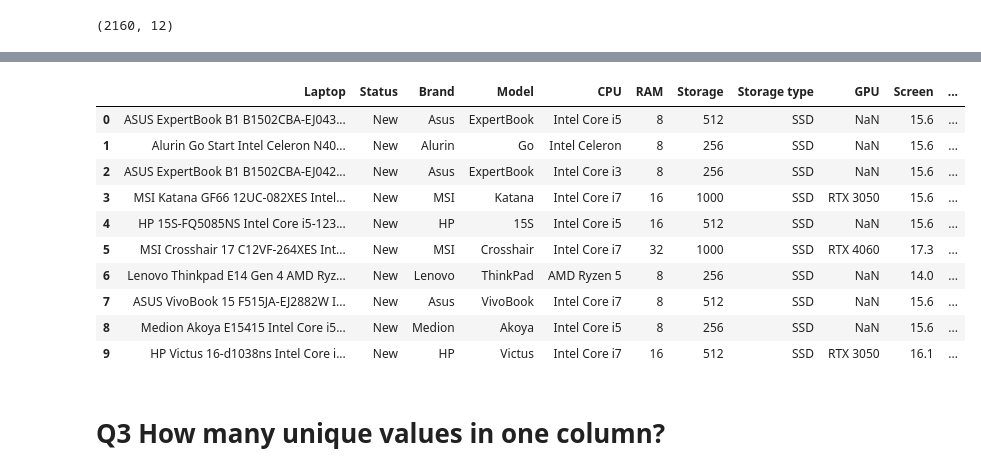
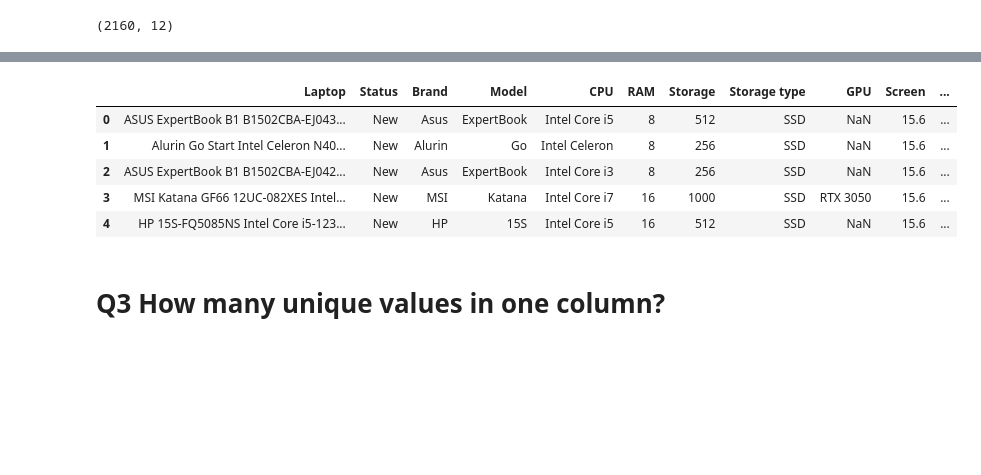
Before and after one commit to Liwhenandwhere/ML-Zoomcamp-Homework, a Jupyter notebook: CH1 homework.ipynb, the cells around one changed output, grey strips where cells are left out. Saved outputs shown, nothing was run; the diff lists cells and outputs as text; code cells hidden in the pictures; blank space fills up the shorter version.

```diff
--- a/CH1 homework.ipynb
+++ b/CH1 homework.ipynb
@@ -19,19 +19,14 @@ df.shape
 # %% [markdown]
 ![image.png](attachment:f8f62a6a-7a0d-4f17-bf03-1ee76aef3ee2.png)
 # %%
-df.head(10)
+df.head(5)
 # %% [output]
 |  | Laptop | Status | Brand | Model | CPU | RAM | Storage | Storage type | GPU | Screen | ... |
 | 0 | ASUS ExpertBook B1 B1502CBA-EJ043... | New | Asus | ExpertBook | Intel Core i5 | 8 | 512 | SSD | NaN | 15.6 | ... |
 | 1 | Alurin Go Start Intel Celeron N40... | New | Alurin | Go | Intel Celeron | 8 | 256 | SSD | NaN | 15.6 | ... |
 | 2 | ASUS ExpertBook B1 B1502CBA-EJ042... | New | Asus | ExpertBook | Intel Core i3 | 8 | 256 | SSD | NaN | 15.6 | ... |
 | 3 | MSI Katana GF66 12UC-082XES Intel... | New | MSI | Katana | Intel Core i7 | 16 | 1000 | SSD | RTX 3050 | 15.6 | ... |
 | 4 | HP 15S-FQ5085NS Intel Core i5-123... | New | HP | 15S | Intel Core i5 | 16 | 512 | SSD | NaN | 15.6 | ... |
-| 5 | MSI Crosshair 17 C12VF-264XES Int... | New | MSI | Crosshair | Intel Core i7 | 32 | 1000 | SSD | RTX 4060 | 17.3 | ... |
-| 6 | Lenovo Thinkpad E14 Gen 4 AMD Ryz... | New | Lenovo | ThinkPad | AMD Ryzen 5 | 8 | 256 | SSD | NaN | 14.0 | ... |
-| 7 | ASUS VivoBook 15 F515JA-EJ2882W I... | New | Asus | VivoBook | Intel Core i7 | 8 | 512 | SSD | NaN | 15.6 | ... |
-| 8 | Medion Akoya E15415 Intel Core i5... | New | Medion | Akoya | Intel Core i5 | 8 | 256 | SSD | NaN | 15.6 | ... |
-| 9 | HP Victus 16-d1038ns Intel Core i... | New | HP | Victus | Intel Core i7 | 16 | 512 | SSD | RTX 3050 | 16.1 | ... |
 # %% [markdown]
 # Q3 How many unique values in one column?
 # %%
```
Also changed, not shown: parts of 20 cells of this notebook.
